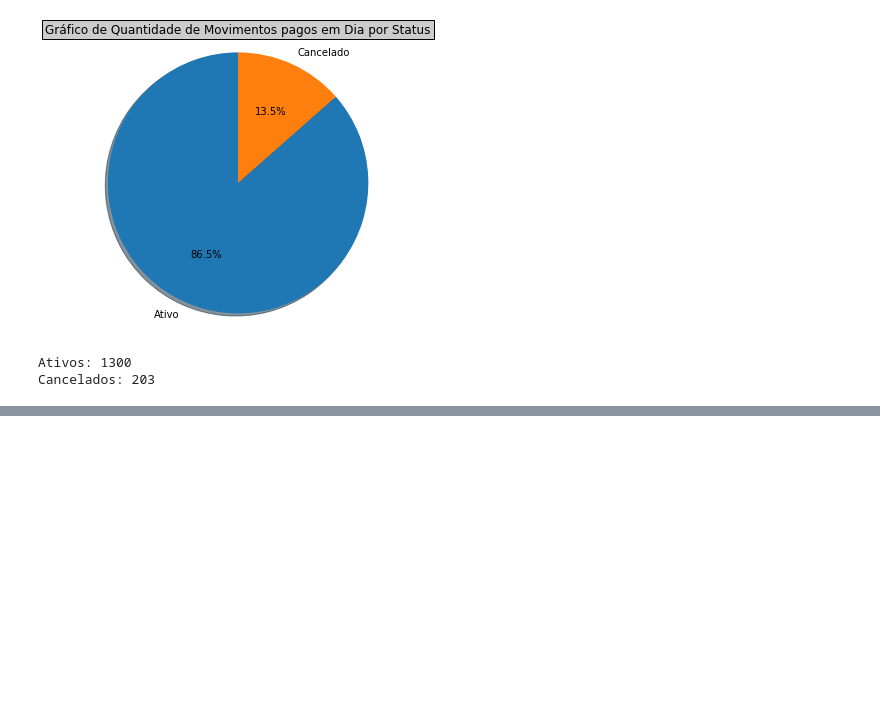
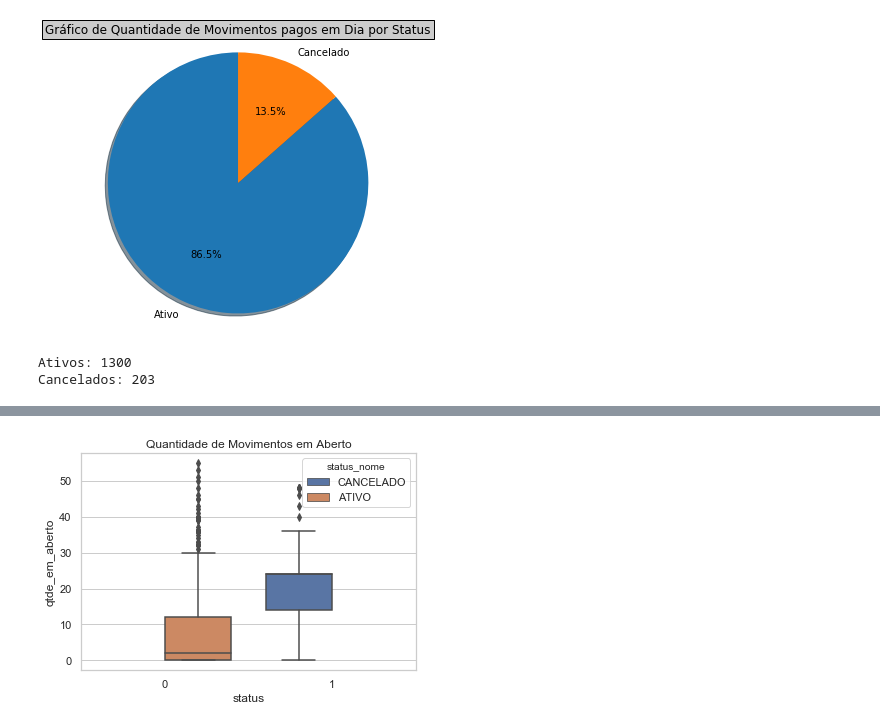
Before and after one commit to UesleiJf/projeto-preditivo, a Jupyter notebook: Projeto/Etapa-01/ANÁLISE ESTATÍSTICA DESCRITIVA.ipynb, the cells around one changed output, grey strips where cells are left out. Saved outputs shown, nothing was run; the diff lists cells and outputs as text; code cells hidden in the pictures; blank space fills up the shorter version.

```diff
--- a/Projeto/Etapa-01/ANÁLISE ESTATÍSTICA DESCRITIVA.ipynb
+++ b/Projeto/Etapa-01/ANÁLISE ESTATÍSTICA DESCRITIVA.ipynb
@@ -213,0 +244,12 @@ Cancelados: 203
+# %%
+# clonando a coluna STATUS para usar o clone como legenda nos gráficos abaixo
+df['status_nome'] = df['status']
+# %%
+# Passando a coluna STATUS para o tipo inteiro
+label_encoder = preprocessing.LabelEncoder()
+df['status'] = label_encoder.fit_transform(df['status'])
+# %%
+sns.set(style="whitegrid")
+ax = sns.boxplot(x="status", y="qtde_em_aberto", data=df, hue="status_nome").set_title('Quantidade de Movimentos em Aberto')
+# %% [output]
+[figure, added]
```
Also changed, not shown: parts of 6 cells of this notebook.
